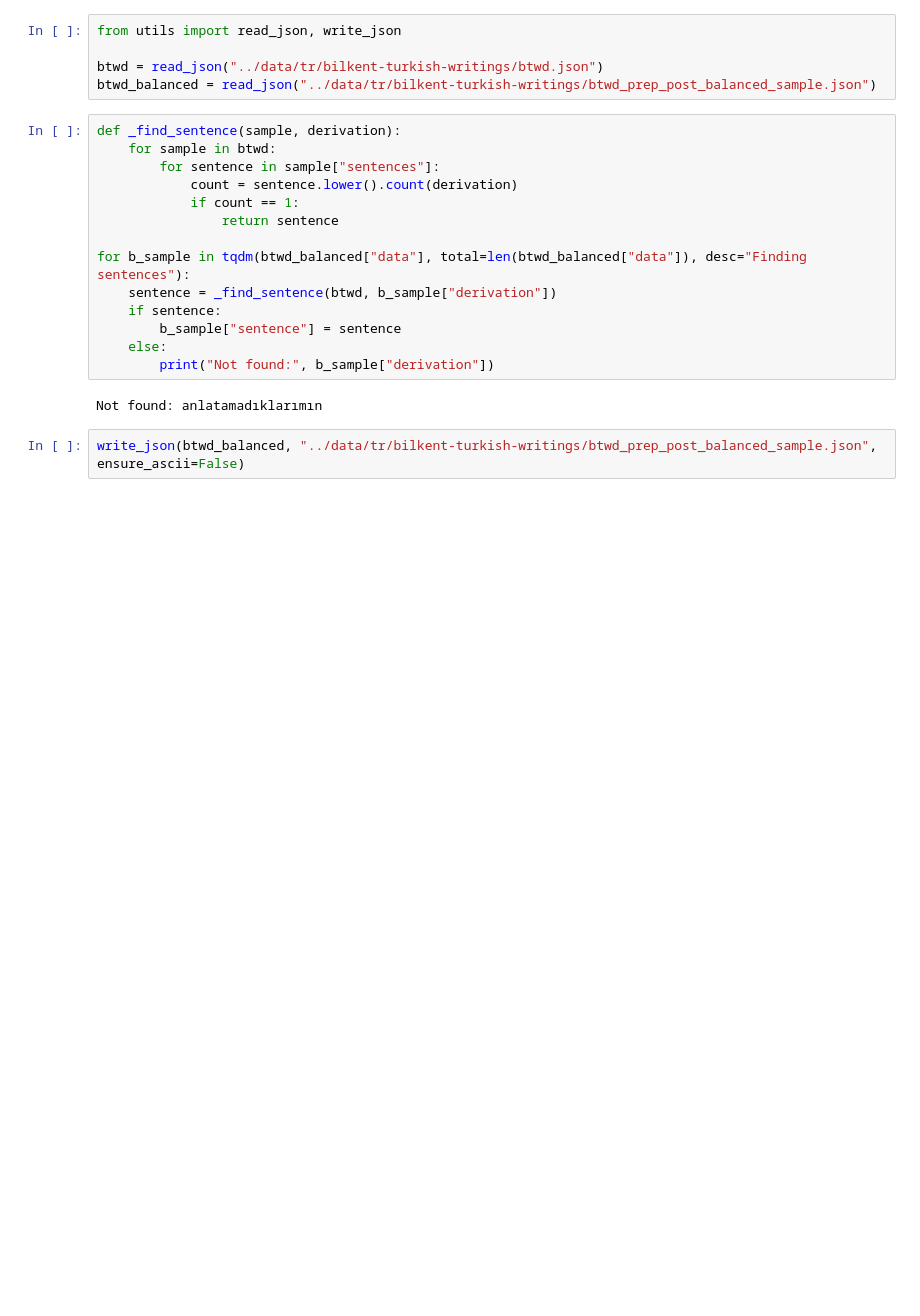
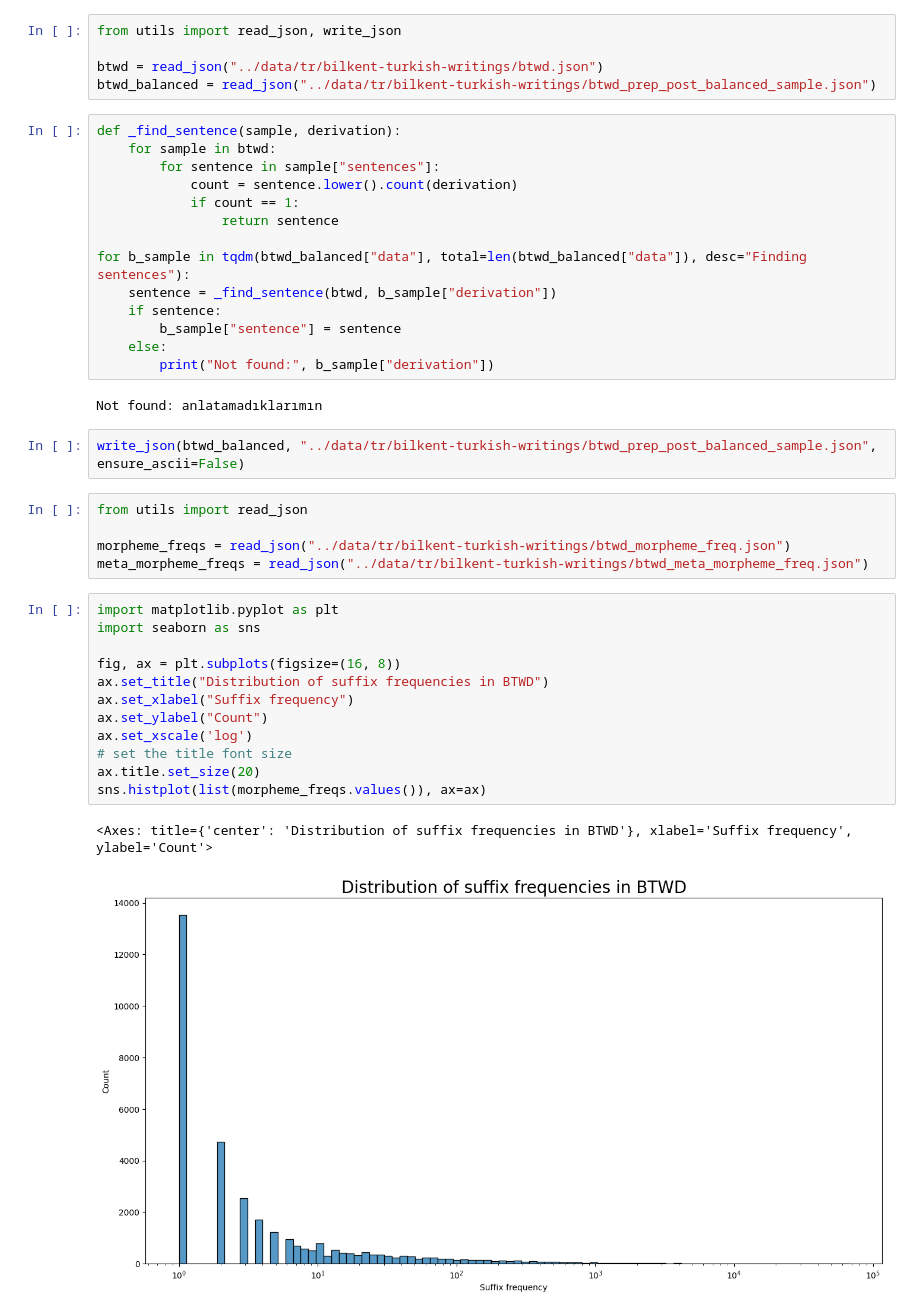
Before and after one commit to mismayil/morph-gen, a Jupyter notebook: src/analysis.ipynb, the cells around one changed output. Saved outputs shown, nothing was run; the diff lists cells and outputs as text; blank space fills up the shorter version.

```diff
--- a/src/analysis.ipynb
+++ b/src/analysis.ipynb
@@ -496,3 +496,23 @@ for b_sample in tqdm(btwd_balanced["data"], total=len(btwd_balanced["data"]), de
 Not found: anlatamadıklarımın
 # %%
 write_json(btwd_balanced, "../data/tr/bilkent-turkish-writings/btwd_prep_post_balanced_sample.json", ensure_ascii=False)
+# %%
+from utils import read_json
+
+morpheme_freqs = read_json("../data/tr/bilkent-turkish-writings/btwd_morpheme_freq.json")
+meta_morpheme_freqs = read_json("../data/tr/bilkent-turkish-writings/btwd_meta_morpheme_freq.json")
+# %%
+import matplotlib.pyplot as plt
+import seaborn as sns
+
+fig, ax = plt.subplots(figsize=(16, 8))
+ax.set_title("Distribution of suffix frequencies in BTWD")
+ax.set_xlabel("Suffix frequency")
+ax.set_ylabel("Count")
+ax.set_xscale('log')
+# set the title font size
+ax.title.set_size(20)
+sns.histplot(list(morpheme_freqs.values()), ax=ax)
+# %% [output]
+<Axes: title={'center': 'Distribution of suffix frequencies in BTWD'}, xlabel='Suffix frequency', ylabel='Count'>
+[figure, added]
```
Also changed, not shown: parts of 3 cells of this notebook, 16 other files.
